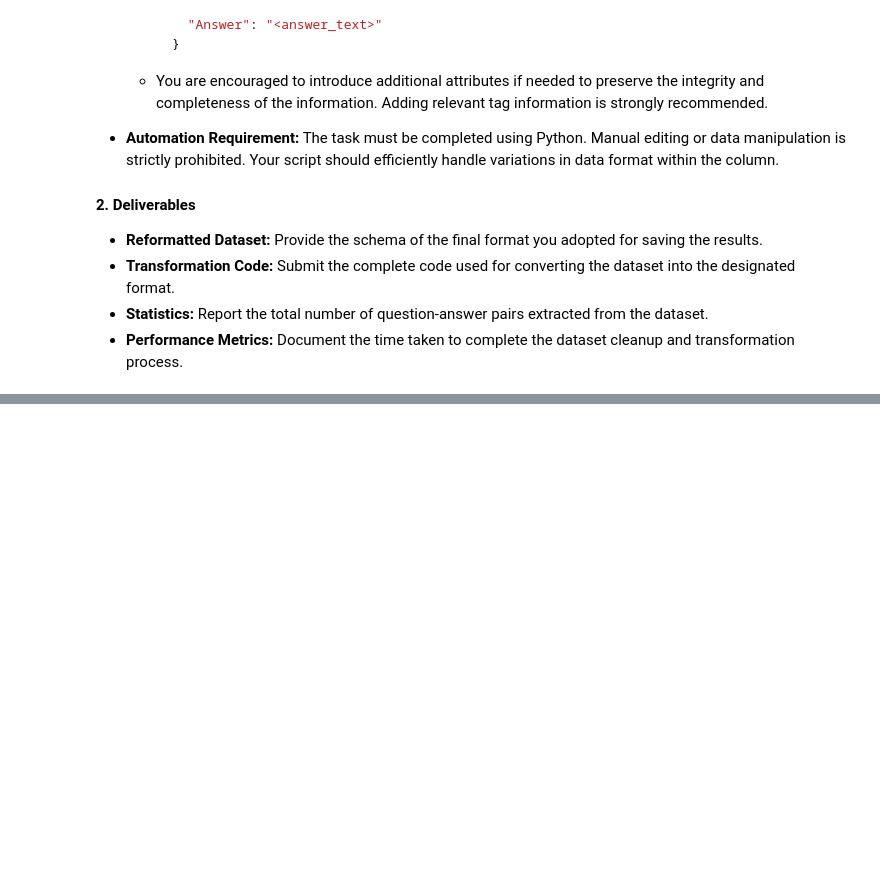
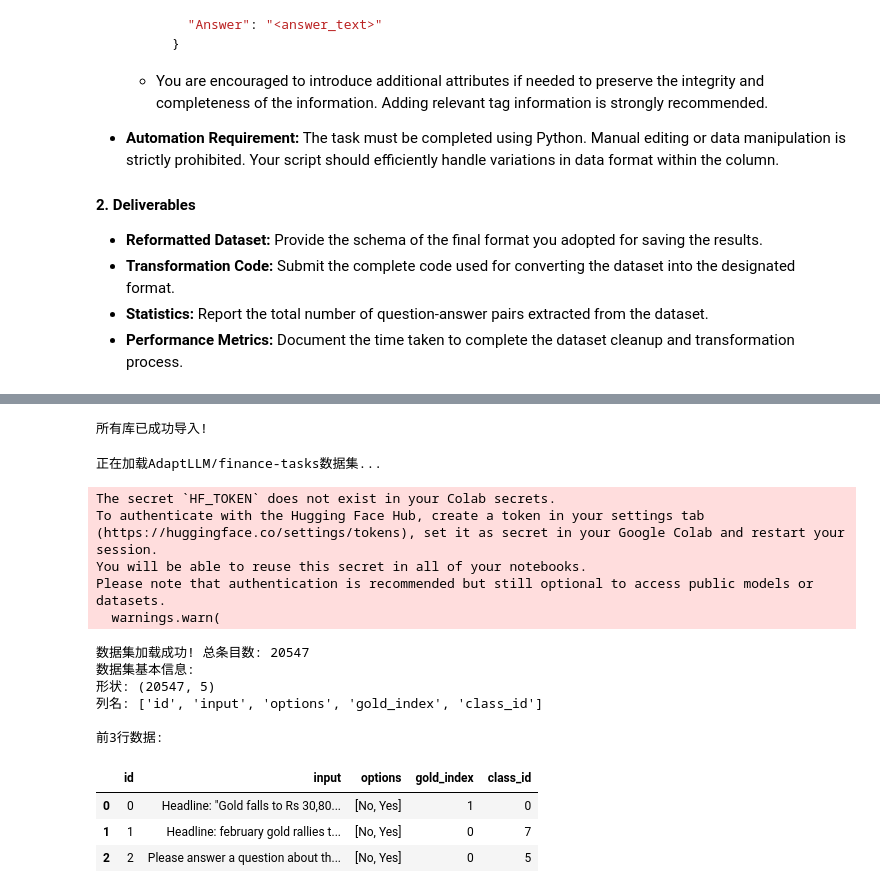
Before and after one commit to DominicDin/teest, a Jupyter notebook: “dzx_Dataset_for_LLM_Training.ipynb, the cells around one changed output, grey strips where cells are left out. Cells and saved outputs as stored; diff of their text form; code cells hidden in the pictures; blank space fills up the shorter version.

Commit message:
LLM dataset test

```diff
--- a/“dzx_Dataset_for_LLM_Training.ipynb
+++ b/“dzx_Dataset_for_LLM_Training.ipynb
@@ -1078,0 +60,56 @@ ValueError: Invalid pattern: '**' can only be an entire path component
+# %%
+# Cell 2: 导入所需的库
+# -------------------
+import json
+import re
+import time
+from datasets import load_dataset
+import pandas as pd
+from typing import List, Dict, Any
+from datetime import datetime
+
+print("所有库已成功导入!")
+# %% [output]
+所有库已成功导入!
+# %%
+# Cell 3: 加载数据集
+# -----------------
+def load_finance_dataset():
+    """加载AdaptLLM/finance-tasks数据集"""
+    print("正在加载AdaptLLM/finance-tasks数据集...")
+    try:
+        dataset = load_dataset("AdaptLLM/finance-tasks", name="Headline", split="test")
+        df = pd.DataFrame(dataset)
+        print(f"数据集加载成功! 总条目数: {len(df)}")
+        return df
+    except Exception as e:
+        print(f"加载数据集时出错: {e}")
+        raise
+
+# 加载数据集
+df = load_finance_dataset()
+
+# Cell 4: 查看数据集结构
+# ---------------------
+print("数据集基本信息:")
+print(f"形状: {df.shape}")
+print(f"列名: {list(df.columns)}")
+print("\n前3行数据:")
+df.head(3)
+# %% [output]
+正在加载AdaptLLM/finance-tasks数据集...
+The secret `HF_TOKEN` does not exist in your Colab secrets.
+To authenticate with the Hugging Face Hub, create a token in your settings tab (https://huggingface.co/settings/tokens), set it as secret in your Google Colab and restart your session.
+You will be able to reuse this secret in all of your notebooks.
+Please note that authentication is recommended but still optional to access public models or datasets.
+  warnings.warn(
+数据集加载成功! 总条目数: 20547
+数据集基本信息:
+形状: (20547, 5)
+列名: ['id', 'input', 'options', 'gold_index', 'class_id']
+
+前3行数据:
+|  | id | input | options | gold_index | class_id |
+| 0 | 0 | Headline: "Gold falls to Rs 30,80... | [No, Yes] | 1 | 0 |
+| 1 | 1 | Headline: february gold rallies t... | [No, Yes] | 0 | 7 |
+| 2 | 2 | Please answer a question about th... | [No, Yes] | 0 | 5 |
```
Also changed, not shown: parts of 10 cells of this notebook.
